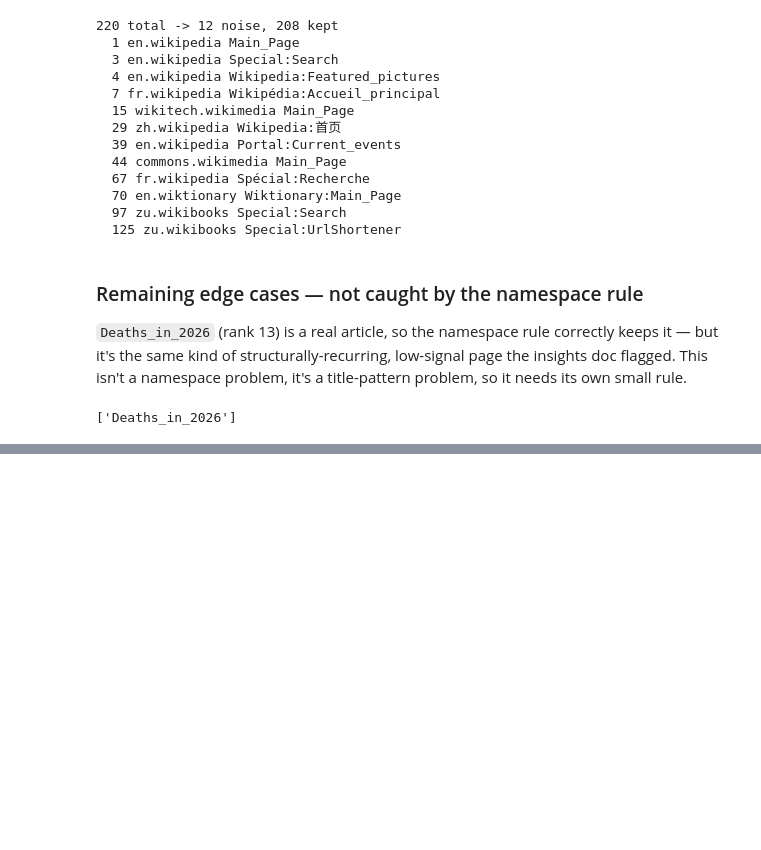
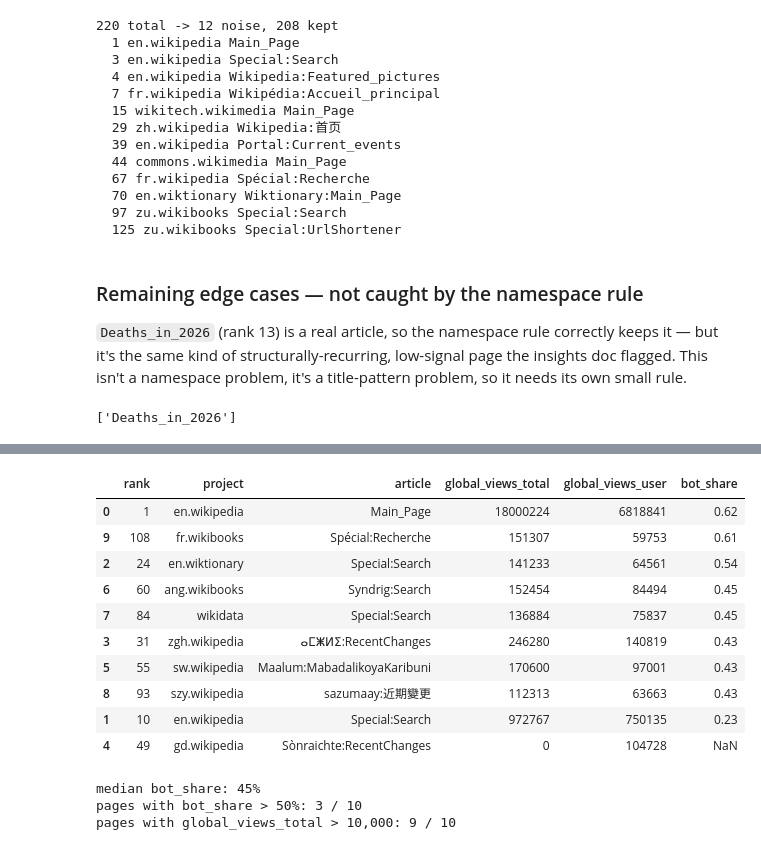
Before and after one commit to diegojramirezs7/zitygeist-data, a Jupyter notebook: notebooks/wikimedia.ipynb, the cells around one changed output, grey strips where cells are left out. Saved outputs shown, nothing was run; the diff lists cells and outputs as text; code cells hidden in the pictures; blank space fills up the shorter version.

Commit message:
Update wikipedia exploration

```diff
--- a/notebooks/wikimedia.ipynb
+++ b/notebooks/wikimedia.ipynb
@@ -127,0 +142,9 @@ def is_recurring(article: str) -> bool:
+# %%
+DATE = "2026-08-01"
+
+by_country = {
+    "CA": data["items"][0]["articles"],  # already fetched above
+    "US": fetch_top_per_country("US", DATE),
+    "MX": fetch_top_per_country("MX", DATE),
+}
+{c: len(a) for c, a in by_country.items()}
@@ -127,0 +153,7 @@ def is_recurring(article: str) -> bool:
+# %%
+filtered = {}
+for country, articles in by_country.items():
+    noise = [a for a in articles if is_noise(a["article"], a["project"])]
+    kept = [a for a in articles if not is_noise(a["article"], a["project"])]
+    filtered[country] = {"noise": noise, "kept": kept}
+    print(f"{country}: {len(articles)} total -> {len(noise)} noise, {len(kept)} kept")
@@ -127,0 +230,41 @@ def is_recurring(article: str) -> bool:
+# %%
+import pandas as pd
+
+# reasonable sample, not all 39 — evenly spread across the rank range
+sample = filtered["MX"]["noise"][::4]
+
+rows = []
+for a in sample:
+    total = per_article_views(a["project"], a["article"], DATE, "all-agents")
+    user = per_article_views(a["project"], a["article"], DATE, "user")
+    rows.append({
+        "rank": a["rank"],
+        "project": a["project"],
+        "article": a["article"],
+        "global_views_total": total,
+        "global_views_user": user,
+        "bot_share": round(1 - user / total, 2) if total else None,
+    })
+
+noise_df = pd.DataFrame(rows).sort_values("bot_share", ascending=False, na_position="last")
+noise_df
+# %% [output]
+|  | rank | project | article | global_views_total | global_views_user | bot_share |
+| 0 | 1 | en.wikipedia | Main_Page | 18000224 | 6818841 | 0.62 |
+| 9 | 108 | fr.wikibooks | Spécial:Recherche | 151307 | 59753 | 0.61 |
+| 2 | 24 | en.wiktionary | Special:Search | 141233 | 64561 | 0.54 |
+| 6 | 60 | ang.wikibooks | Syndrig:Search | 152454 | 84494 | 0.45 |
+| 7 | 84 | wikidata | Special:Search | 136884 | 75837 | 0.45 |
+| 3 | 31 | zgh.wikipedia | ⴰⵎⵥⵍⵉ:RecentChanges | 246280 | 140819 | 0.43 |
+| 5 | 55 | sw.wikipedia | Maalum:MabadalikoyaKaribuni | 170600 | 97001 | 0.43 |
+| 8 | 93 | szy.wikipedia | sazumaay:近期變更 | 112313 | 63663 | 0.43 |
+| 1 | 10 | en.wikipedia | Special:Search | 972767 | 750135 | 0.23 |
+| 4 | 49 | gd.wikipedia | Sònraichte:RecentChanges | 0 | 104728 | NaN |
+# %%
+print(f"median bot_share: {noise_df['bot_share'].median():.0%}")
+print(f"pages with bot_share > 50%: {(noise_df['bot_share'] > 0.5).sum()} / {len(noise_df)}")
+print(f"pages with global_views_total > 10,000: {(noise_df['global_views_total'] > 10_000).sum()} / {len(noise_df)}")
+# %% [output]
+median bot_share: 45%
+pages with bot_share > 50%: 3 / 10
+pages with global_views_total > 10,000: 9 / 10
```
Also changed, not shown: parts of 17 cells of this notebook, 4 other files.
